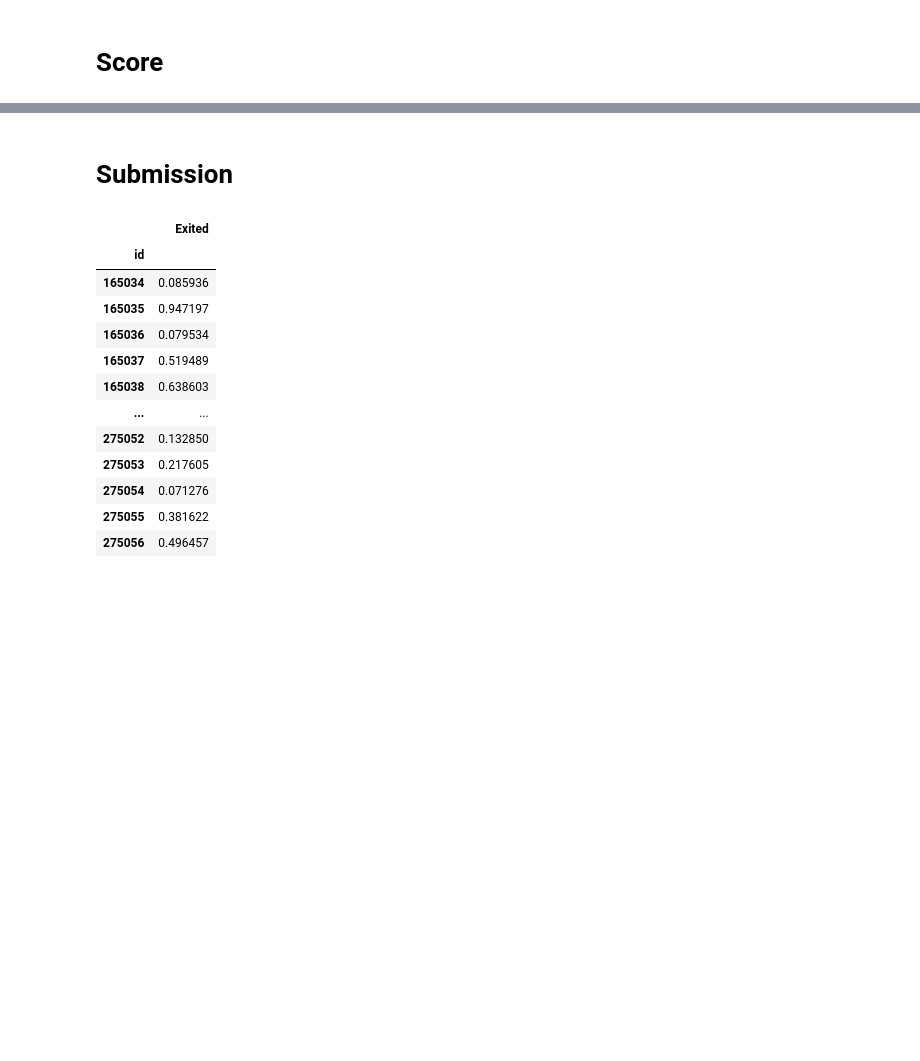
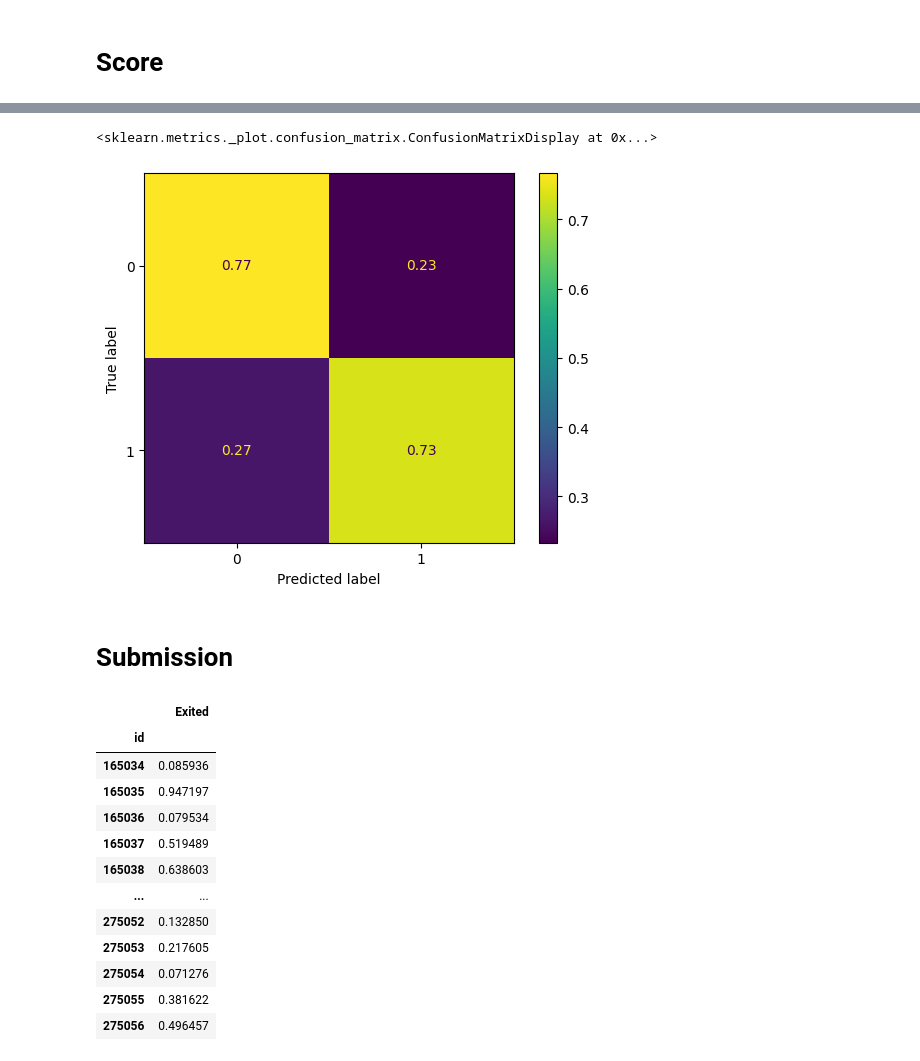
Before and after one commit to marcgloaguen/playgroundseries_s4e1, a Jupyter notebook: Keras.ipynb, the cells around one changed output, grey strips where cells are left out. Cells and saved outputs as stored; diff of their text form; code cells hidden in the pictures; blank space fills up the shorter version.

```diff
--- a/Keras.ipynb
+++ b/Keras.ipynb
@@ -187,5 +178,8 @@ RocCurveDisplay.from_predictions(y_test,pred)
 # %%
-ConfusionMatrixDisplay(confusion_matrix(y_test,pred[:,0]>0.5))
+ConfusionMatrixDisplay(confusion_matrix(y_test,pred[:,0]>0.5, normalize='true')).plot()
+# %% [output]
+<sklearn.metrics._plot.confusion_matrix.ConfusionMatrixDisplay at 0x...>
+[figure, added]
 # %% [markdown]
 # Submission
 # %%
```
Also changed, not shown: parts of 11 cells of this notebook.
